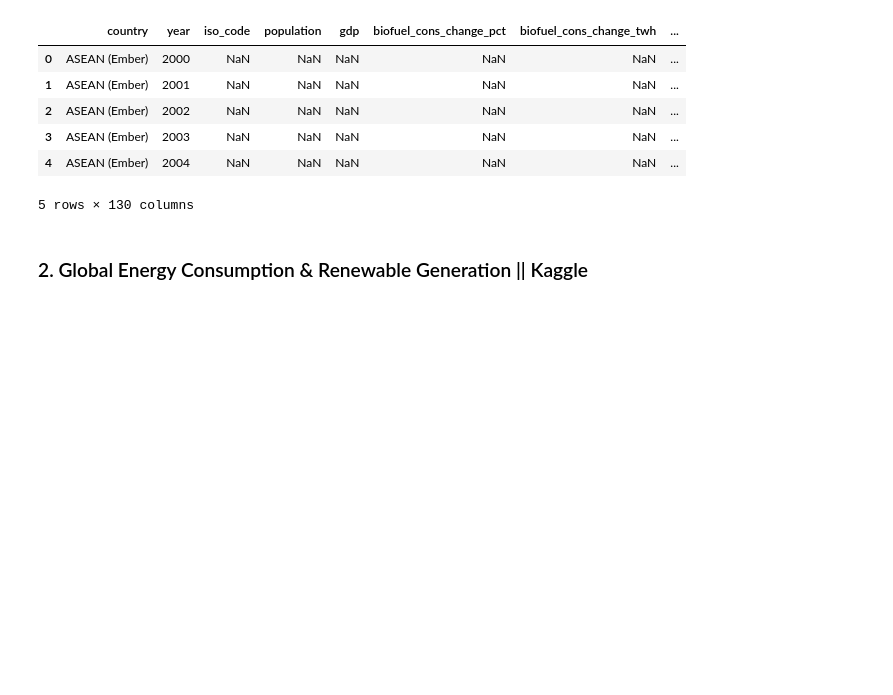
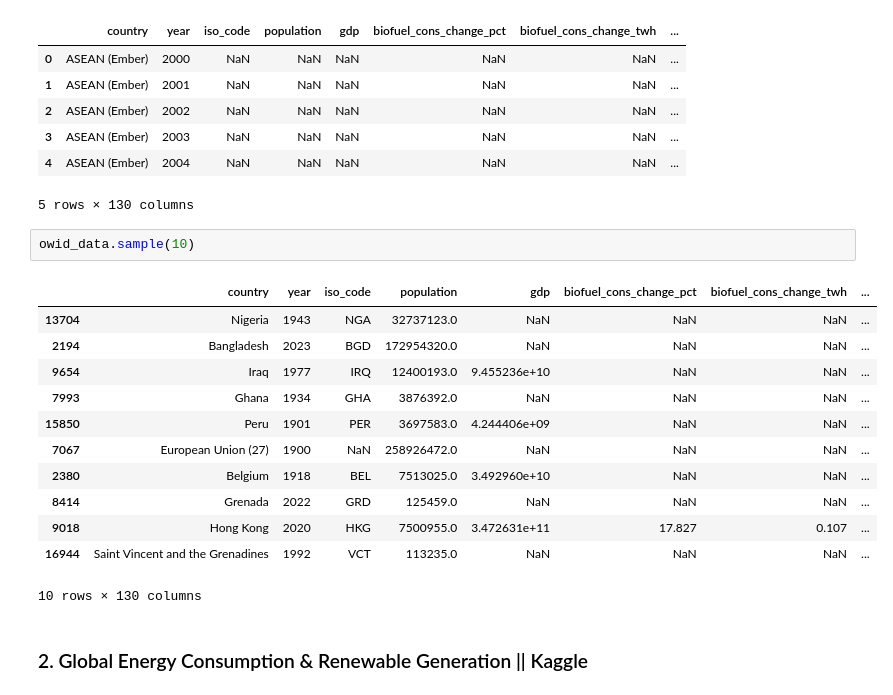
Before and after one commit to Hackathon-TeamP1-1/data-analysis, a Jupyter notebook: data_inspection.ipynb, the cells around one changed output. Saved outputs shown, nothing was run; the diff lists cells and outputs as text; blank space fills up the shorter version.

```diff
--- a/data_inspection.ipynb
+++ b/data_inspection.ipynb
@@ -32,6 +85,21 @@ owid_data.head()
 | 3 | ASEAN (Ember) | 2003 | NaN | NaN | NaN | NaN | NaN | ... |
 | 4 | ASEAN (Ember) | 2004 | NaN | NaN | NaN | NaN | NaN | ... |
 5 rows × 130 columns
+# %%
+owid_data.sample(10)
+# %% [output]
+|  | country | year | iso_code | population | gdp | biofuel_cons_change_pct | biofuel_cons_change_twh | ... |
+| 13704 | Nigeria | 1943 | NGA | 32737123.0 | NaN | NaN | NaN | ... |
+| 2194 | Bangladesh | 2023 | BGD | 172954320.0 | NaN | NaN | NaN | ... |
+| 9654 | Iraq | 1977 | IRQ | 12400193.0 | 9.455236e+10 | NaN | NaN | ... |
+| 7993 | Ghana | 1934 | GHA | 3876392.0 | NaN | NaN | NaN | ... |
+| 15850 | Peru | 1901 | PER | 3697583.0 | 4.244406e+09 | NaN | NaN | ... |
+| 7067 | European Union (27) | 1900 | NaN | 258926472.0 | NaN | NaN | NaN | ... |
+| 2380 | Belgium | 1918 | BEL | 7513025.0 | 3.492960e+10 | NaN | NaN | ... |
+| 8414 | Grenada | 2022 | GRD | 125459.0 | NaN | NaN | NaN | ... |
+| 9018 | Hong Kong | 2020 | HKG | 7500955.0 | 3.472631e+11 | 17.827 | 0.107 | ... |
+| 16944 | Saint Vincent and the Grenadines | 1992 | VCT | 113235.0 | NaN | NaN | NaN | ... |
+10 rows × 130 columns
 # %% [markdown]
 ### 2. Global Energy Consumption & Renewable Generation || Kaggle
 # %%
```
Also changed, not shown: parts of 12 cells of this notebook, 4 other files.
